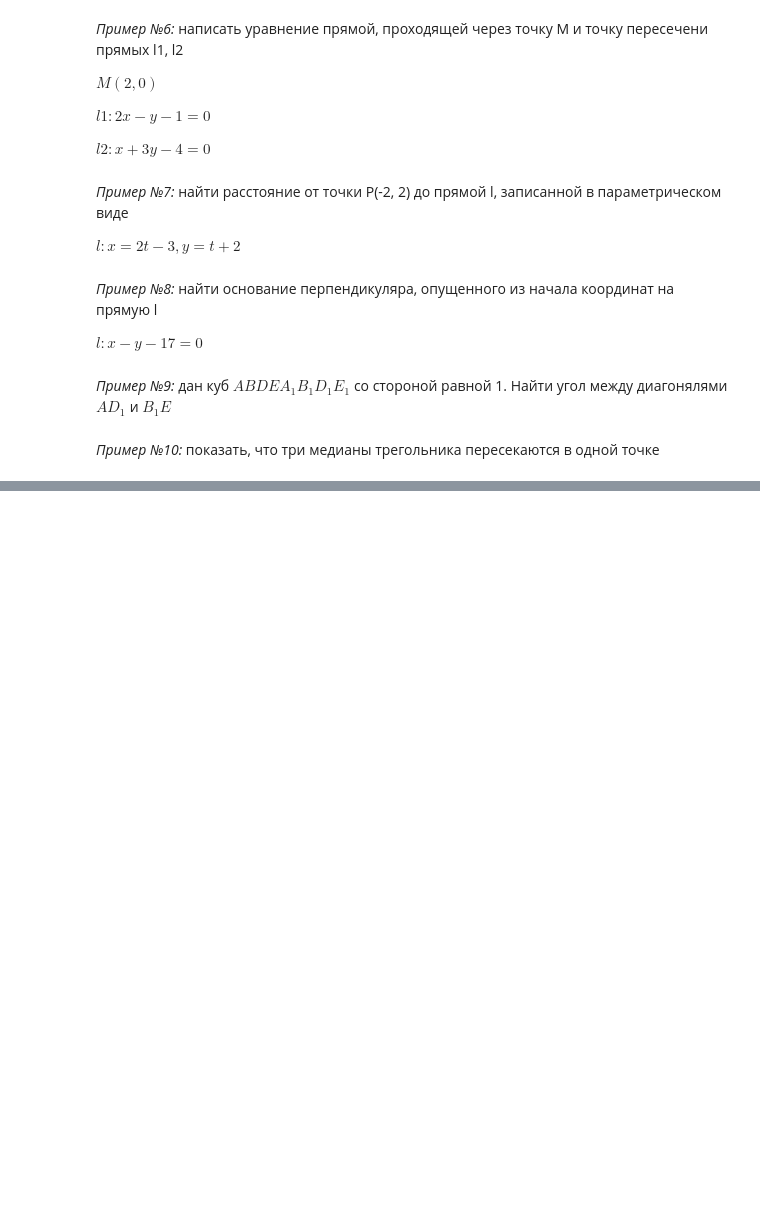
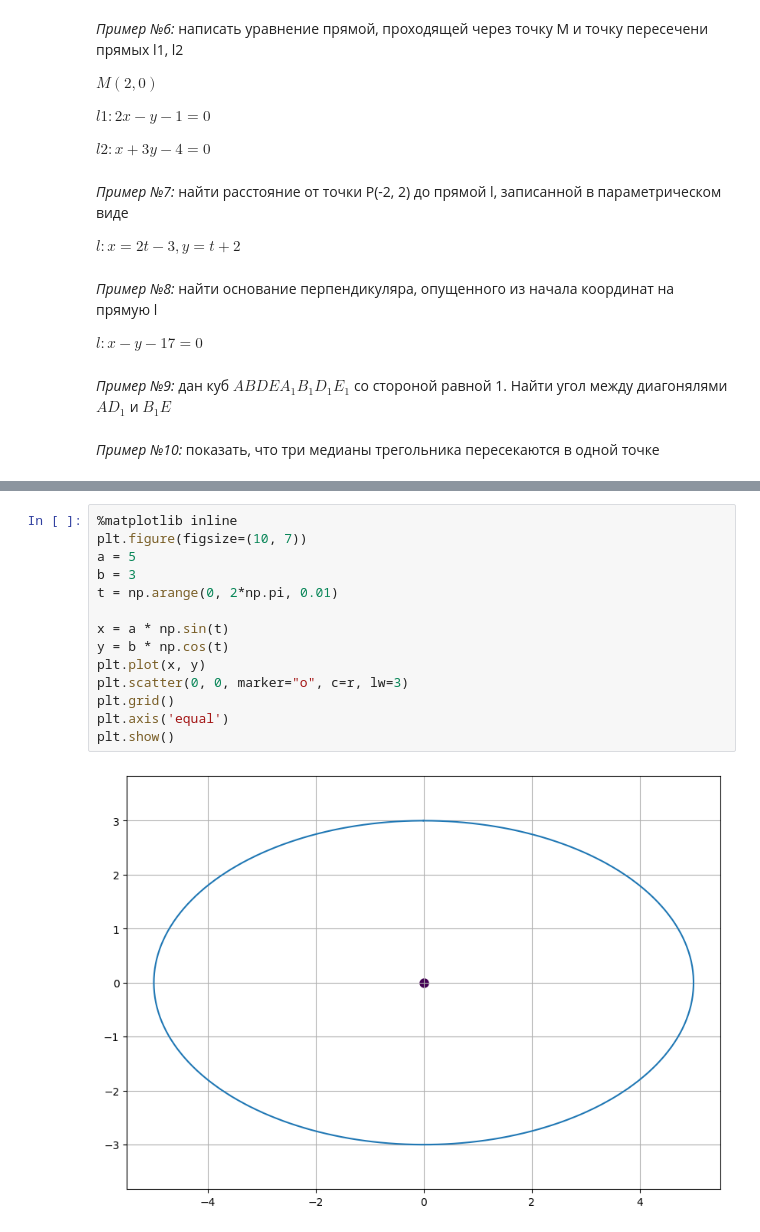
Before and after one commit to AlexeyTri/Mathematics, a Jupyter notebook: Mathematics_3.ipynb, the cells around one changed output, grey strips where cells are left out. Drawn from its saved outputs; the diff is of its cells as text; blank space fills up the shorter version.

```diff
--- a/Mathematics_3.ipynb
+++ b/Mathematics_3.ipynb
@@ -686,0 +909,16 @@ $l: x - y - 17 = 0$
+# %%
+%matplotlib inline
+plt.figure(figsize=(10, 7))
+a = 5
+b = 3
+t = np.arange(0, 2*np.pi, 0.01)
+
+x = a * np.sin(t)
+y = b * np.cos(t)
+plt.plot(x, y)
+plt.scatter(0, 0, marker="o", c=r, lw=3)
+plt.grid()
+plt.axis('equal')
+plt.show()
+# %% [output]
+[figure, added]
```
Also changed, not shown: parts of 84 cells of this notebook.
